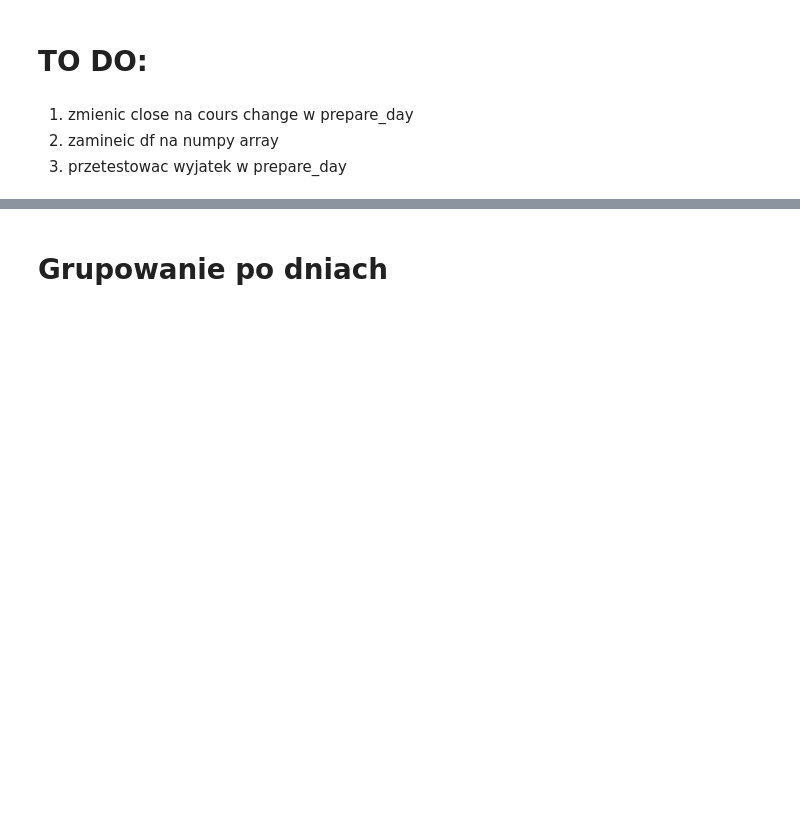
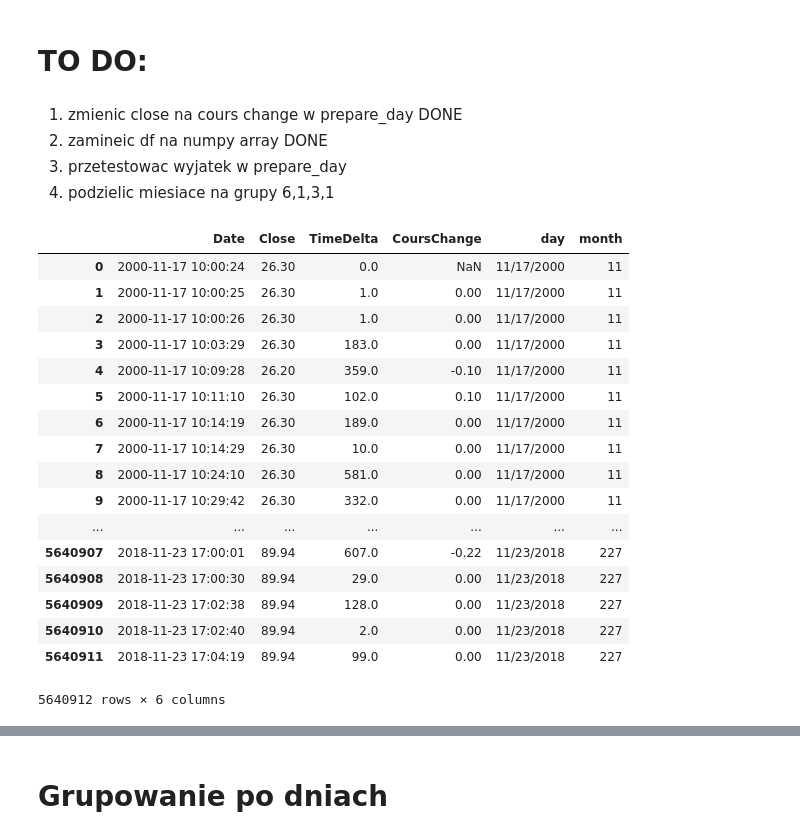
Before and after one commit to Moribund7/kghm_forecasting, a Jupyter notebook: notebooks/Prediction.ipynb, the cells around one changed output, grey strips where cells are left out. Saved outputs shown, nothing was run; the diff lists cells and outputs as text; code cells hidden in the pictures; blank space fills up the shorter version.

```diff
--- a/notebooks/Prediction.ipynb
+++ b/notebooks/Prediction.ipynb
@@ -9,9 +9,10 @@ mozna zsporbowac dane gdzie nic sie nie zmienilo tez wyrzucic
 # %% [markdown]
 # TO DO:
 # %% [markdown]
-1. zmienic close na cours change w prepare_day
-2. zamineic df na numpy array
+1. zmienic close na cours change w prepare_day DONE
+2. zamineic df na numpy array DONE
 3. przetestowac wyjatek w prepare_day
+4. podzielic miesiace na grupy 6,1,3,1
 # %%
 import pandas as pd
 import matplotlib.pyplot as plt
@@ -20,6 +21,27 @@ path='../data/KGHM_clear.csv'
 df=pd.read_pickle(path)
 # %%
 LEARN_SAMPLE_SIZE=5
+# %%
+df
+# %% [output]
+|  | Date | Close | TimeDelta | CoursChange | day | month |
+| 0 | 2000-11-17 10:00:24 | 26.30 | 0.0 | NaN | 11/17/2000 | 11 |
+| 1 | 2000-11-17 10:00:25 | 26.30 | 1.0 | 0.00 | 11/17/2000 | 11 |
+| 2 | 2000-11-17 10:00:26 | 26.30 | 1.0 | 0.00 | 11/17/2000 | 11 |
+| 3 | 2000-11-17 10:03:29 | 26.30 | 183.0 | 0.00 | 11/17/2000 | 11 |
+| 4 | 2000-11-17 10:09:28 | 26.20 | 359.0 | -0.10 | 11/17/2000 | 11 |
+| 5 | 2000-11-17 10:11:10 | 26.30 | 102.0 | 0.10 | 11/17/2000 | 11 |
+| 6 | 2000-11-17 10:14:19 | 26.30 | 189.0 | 0.00 | 11/17/2000 | 11 |
+| 7 | 2000-11-17 10:14:29 | 26.30 | 10.0 | 0.00 | 11/17/2000 | 11 |
+| 8 | 2000-11-17 10:24:10 | 26.30 | 581.0 | 0.00 | 11/17/2000 | 11 |
+| 9 | 2000-11-17 10:29:42 | 26.30 | 332.0 | 0.00 | 11/17/2000 | 11 |
+| ... | ... | ... | ... | ... | ... | ... |
+| 5640907 | 2018-11-23 17:00:01 | 89.94 | 607.0 | -0.22 | 11/23/2018 | 227 |
+| 5640908 | 2018-11-23 17:00:30 | 89.94 | 29.0 | 0.00 | 11/23/2018 | 227 |
+| 5640909 | 2018-11-23 17:02:38 | 89.94 | 128.0 | 0.00 | 11/23/2018 | 227 |
+| 5640910 | 2018-11-23 17:02:40 | 89.94 | 2.0 | 0.00 | 11/23/2018 | 227 |
+| 5640911 | 2018-11-23 17:04:19 | 89.94 | 99.0 | 0.00 | 11/23/2018 | 227 |
+5640912 rows × 6 columns
 # %%
 df.head()
 # %% [output]
```
Also changed, not shown: parts of 31 cells of this notebook.
